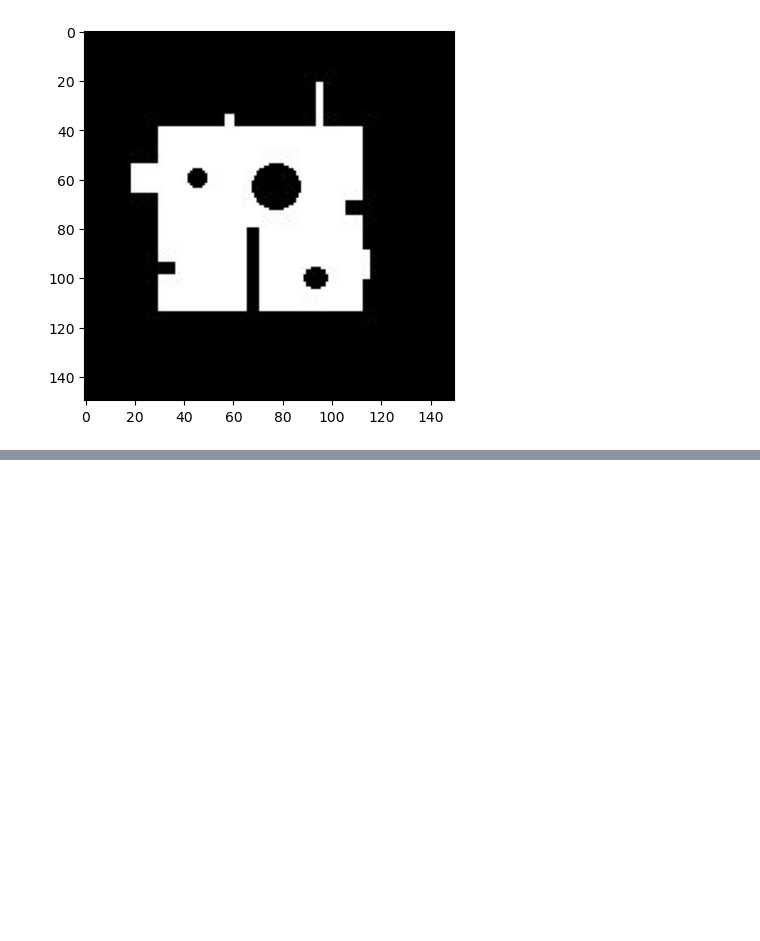
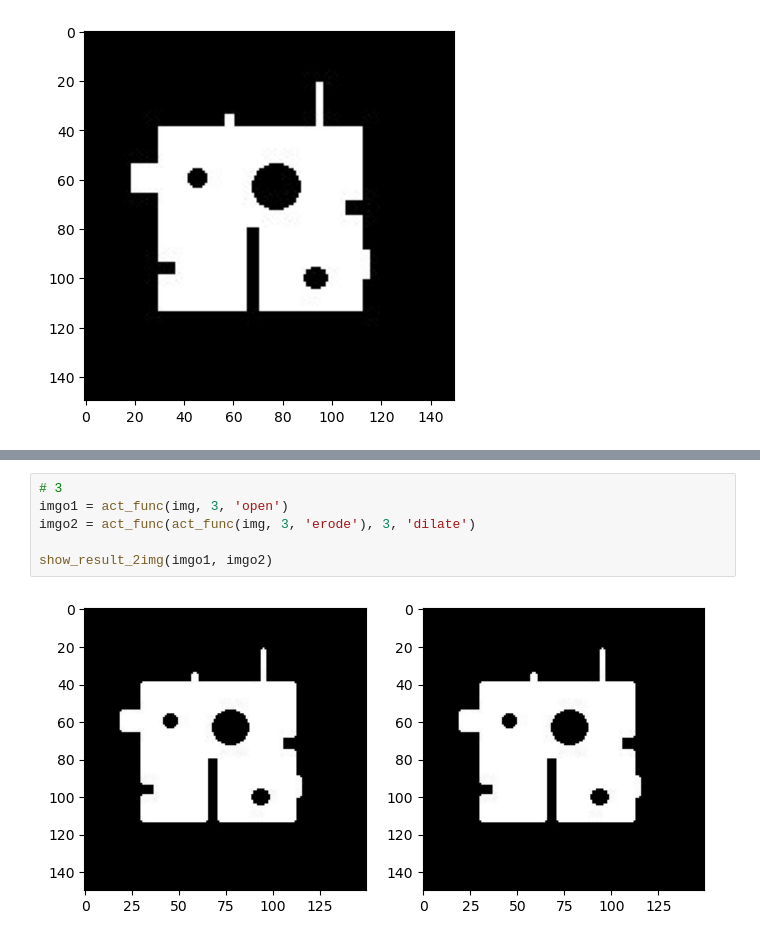
Before and after one commit to palladine/edu_misc, a Jupyter notebook: ml/223/task223.ipynb, the cells around one changed output, grey strips where cells are left out. Drawn from its saved outputs; the diff is of its cells as text; blank space fills up the shorter version.

```diff
--- a/ml/223/task223.ipynb
+++ b/ml/223/task223.ipynb
@@ -46,0 +71,8 @@ show_result(*func_oper(img, 'erode'))
+# %%
+# 3
+imgo1 = act_func(img, 3, 'open')
+imgo2 = act_func(act_func(img, 3, 'erode'), 3, 'dilate')
+
+show_result_2img(imgo1, imgo2)
+# %% [output]
+[figure, added]
```
Also changed, not shown: parts of 20 cells of this notebook, 2 other files.
